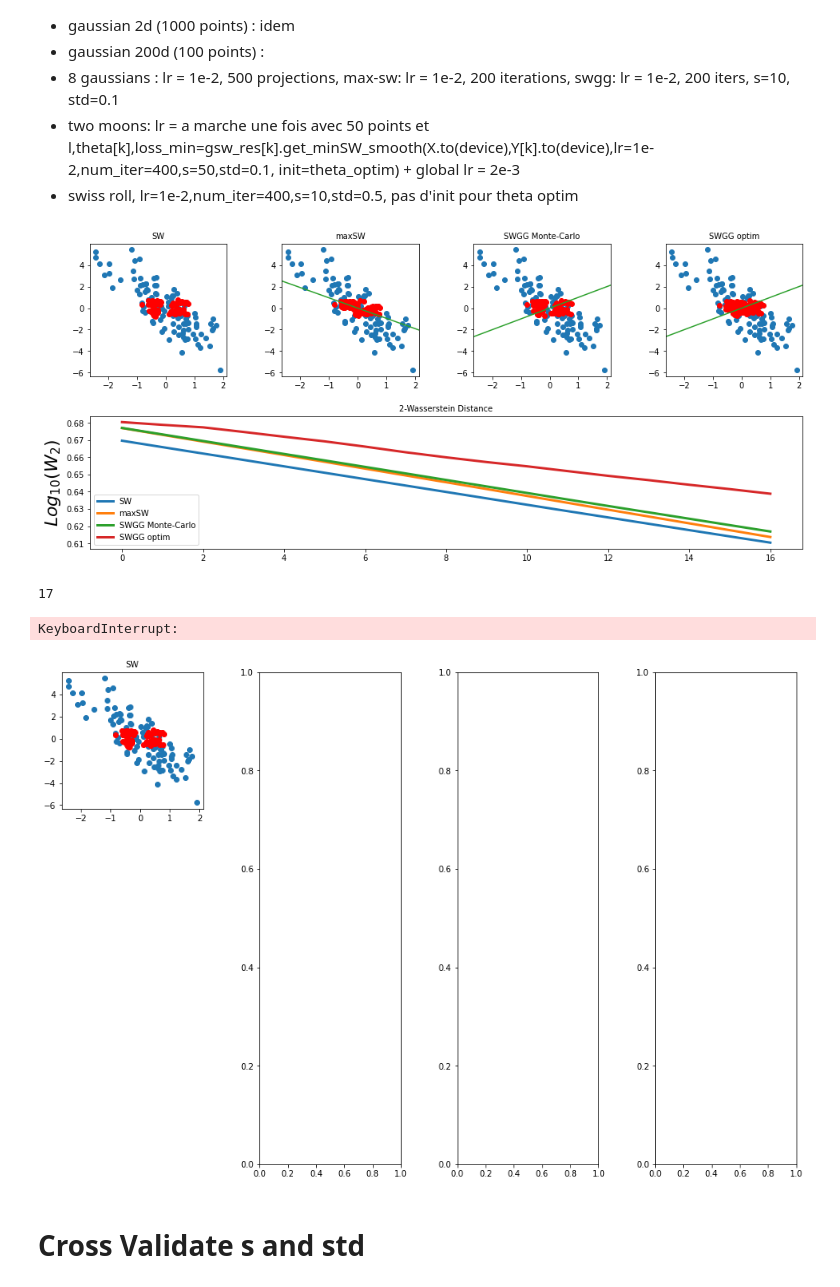
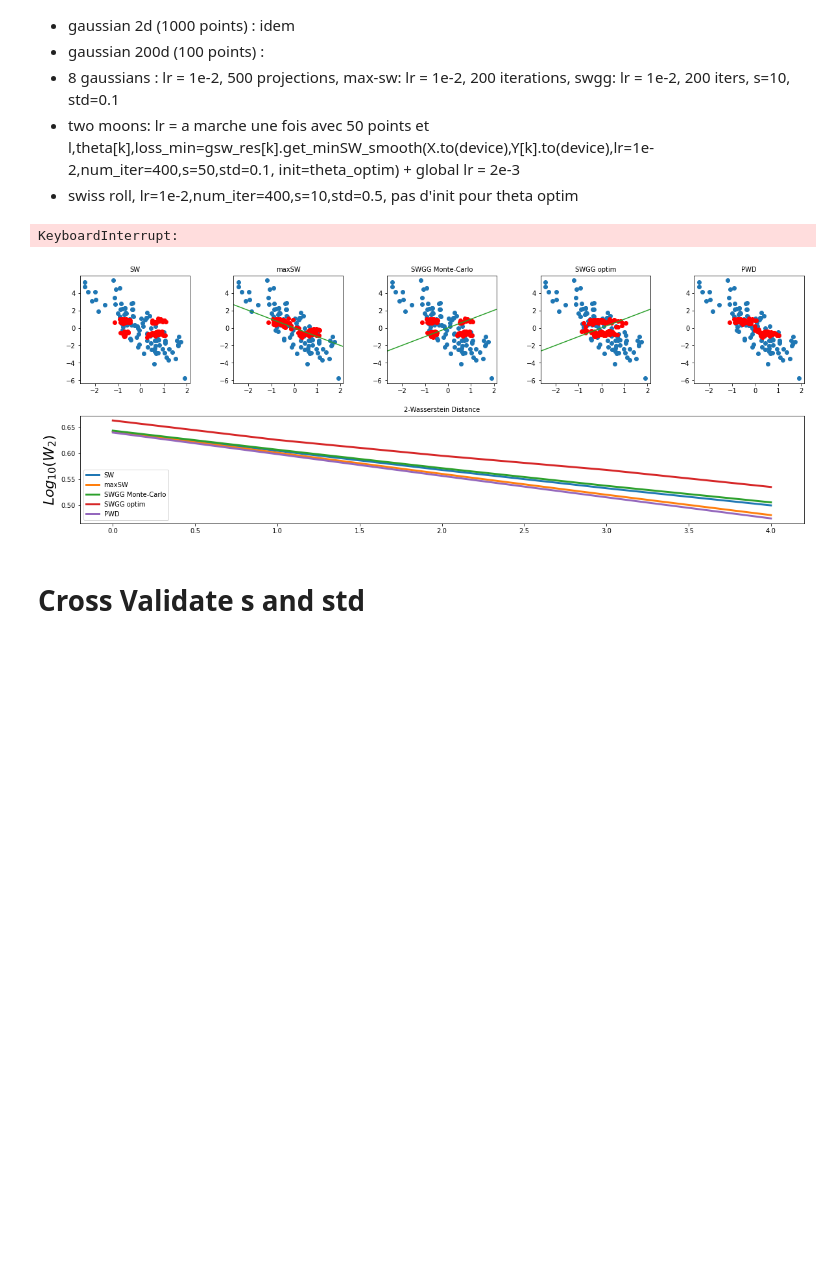
Before and after one commit to MaheyG/SWGG, a Jupyter notebook: Notebook/Gradient Flow.ipynb, the cells around one changed output. Cells and saved outputs as stored; diff of their text form; code cells hidden in the pictures; blank space fills up the shorter version.

```diff
--- a/Notebook/Gradient Flow.ipynb
+++ b/Notebook/Gradient Flow.ipynb
@@ -60,5 +61,6 @@ if torch.cuda.is_available():
     device = torch.device('cuda')
 else:
     device = torch.device('cpu')
+device='cpu'
 print(device)
 # %% [output]
@@ -82,13 +84,13 @@ np.random.seed(seed)
 # Number of iterations for the optimization process
 nofiterations = 5000
 
-modes = ['linear', 'linear', 'linear','linear']
-titles = ['SW', 'maxSW','SWGG Monte-Carlo','SWGG optim']
+modes = ['linear', 'linear', 'linear','linear','linear']
+titles = ['SW', 'maxSW','SWGG Monte-Carlo','SWGG optim','PWD']
 
-lear_rates=4*[1e-2]
+lear_rates=5*[1e-1]
 
-nb_iteration = [1,200,1,200]
-n_proj = [500,1,500,1]
+nb_iteration = [1,200,1,200,1]
+n_proj = [500,1,500,1,500]
 
 
 # Define the initial distribution
@@ -120,7 +122,9 @@ for i in range(nofiterations):
     print(i,end=' ')
     loss = list()
     theta = torch.ones(len(modes),d)
-    # We loop over the different defining functions for the GSW problem
+
+    #X = load_data(name=dataset_name, n_samples=N,dim=2)
+    #X -= X.mean(dim=0)[np.newaxis,:]  # Normalization
 
     for k in range(s):
         # Loss computation
@@ -144,6 +148,9 @@ for i in range(nofiterations):
             #loss_ +=l
             loss_ +=gsw_res[k].sw(X.to(device), Y[k].to(device),theta=None)
 
+        if k==4:
+            loss_ += gsw_res[k].PWD(X.to(device), Y[k],theta=None)
+
         # Optimization step
         loss.append(loss_)
         optimizer[k].zero_grad()
@@ -157,7 +164,7 @@ for i in range(nofiterations):
 
         theta2=theta.numpy()
         if plot_fig:
-            if k==0:
+            if k==0 or k==4:
                 temp = Y[k].detach().cpu().numpy()
                 pl.subplot(grid[k//s, k%s])
                 pl.scatter(X[:,0], X[:,1])
@@ -173,37 +180,35 @@ for i in range(nofiterations):
                 pl.axline((0,0), theta2[k][0:2], color='C2')
                 pl.xlim(xlim1,xlim2)
                 pl.ylim(ylim1,ylim2)
                 pl.title(titles[k], fontsize=10)
     #print(theta[k])
     if plot_fig:
     # Plot the 2-Wasserstein distance
         pl.subplot(grid[1, 0:s])
         pl.plot(np.log10(w2_dist[:,:]), linewidth=3)
         pl.title('2-Wasserstein Distance', fontsize=10)
         pl.ylabel(r'$Log_{10}(W_2)$', fontsize=22)
         pl.legend(titles, fontsize=10, loc='lower left')
 
         #plt.subplot(grid[2,:])
         #plt.title('Optimization of theta SWGG')
         #plt.plot(loss_min,c='C4',label='min SW')
         #plt.plot(loss_max,c='C0',label='max SW')
         #plt.legend()
 
 
         display.clear_output(wait=True)
         display.display(pl.gcf())
         time.sleep(1e-5)
 
         # Save the figure
         fig.savefig(foldername + '/img%03d.png'%(i))
         for k in range(s):
             pl.subplot(grid[:, k])
             pl.cla()
 # %% [output]
+KeyboardInterrupt:
-[figure, old version]
+[figure, new version]
-17
-KeyboardInterrupt:
-[figure, removed]
 # %% [markdown]
 # Cross Validate s and std
 # %%
```
Also changed, not shown: parts of 7 cells of this notebook, 35 other files.
